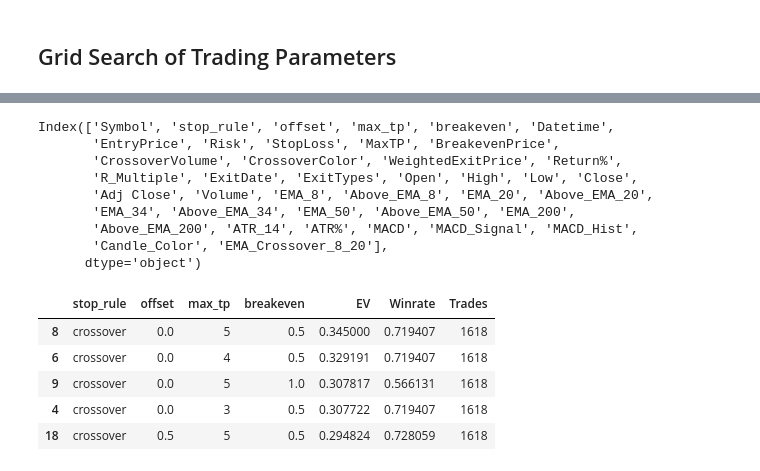
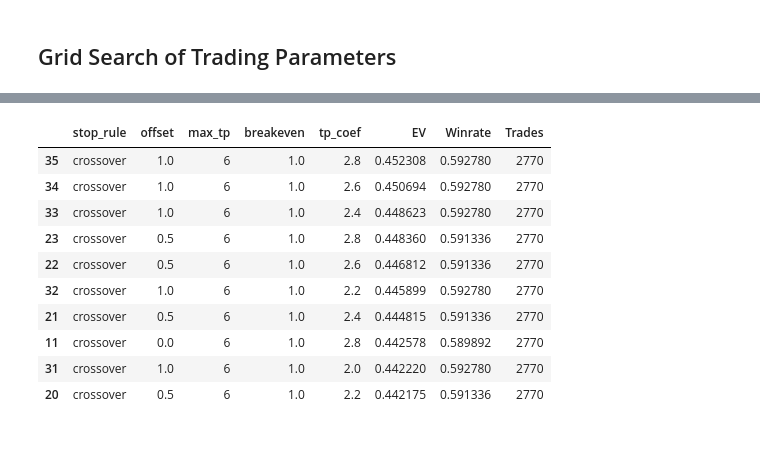
Before and after one commit to i-osipchyk/ema-crossover, a Jupyter notebook: analysis.ipynb, the cells around one changed output, grey strips where cells are left out. Drawn from its saved outputs; the diff is of its cells as text; code cells hidden in the pictures; blank space fills up the shorter version.

```diff
--- a/analysis.ipynb
+++ b/analysis.ipynb
@@ -644,32 +608,2 @@ Running grid search for MGRC...
-# %%
-def flatten_all_results(all_results):
-    flattened = []
-
-    for sym, sym_trades_out in all_results.items():
-        for sym_trades_in in sym_trades_out:
-            for trade in sym_trades_in:  # each trade is a dict
-                for exit_info in trade["Exits"]:
-                    row = {
-                        "Symbol": trade["Symbol"],
-                        "stop_rule": trade["stop_rule"],
-                        "offset": trade["offset"],
-                        "max_tp": trade["max_tp"],
-                        "breakeven": trade["breakeven"],
-                        "Datetime": trade["Datetime"],
-                        "EntryPrice": trade["EntryPrice"],
-                        "Risk": trade["Risk"],
-                        "StopLoss": trade["StopLoss"],
-                        "MaxTP": trade["MaxTP"],
-                        "CrossoverVolume": trade.get("CrossoverVolume", None),
-                        "CrossoverColor": trade.get("CrossoverColor", None),
-                        "BreakevenPrice": trade["BreakevenPrice"],
-                        "ExitType": exit_info["Type"],
-                        "ExitDate": exit_info["Date"],
-                        "ExitPrice": exit_info["Price"],
-                        "ExitSize": exit_info["Size"],
-                    }
-                    flattened.append(row)
-
-    return pd.DataFrame(flattened)
 # %%
 df_exits = flatten_all_results(all_results)
@@ -692,8 +610,8 @@ def aggregate_trade(group):
 # %%
 # Group by identifying columns that define a unique trade
 group_cols = [
-    "Symbol", "stop_rule", "offset", "max_tp", "breakeven", "Datetime",
-    "EntryPrice", "Risk", "StopLoss", "MaxTP", "BreakevenPrice", "CrossoverVolume", "CrossoverColor"
+    "Symbol", "stop_rule", "offset", "max_tp", "breakeven", "tp_coef", "Datetime",
+    "EntryPrice", "Risk", "StopLoss", "MaxTP", "CrossoverVolume", "CrossoverColor"
 ]
 
 trades_df = df_exits.groupby(group_cols).apply(aggregate_trade).reset_index()
@@ -743,43 +635,35 @@ summary.head()
-# %%
-trades_df_historical.columns
-# %% [output]
-Index(['Symbol', 'stop_rule', 'offset', 'max_tp', 'breakeven', 'Datetime',
-       'EntryPrice', 'Risk', 'StopLoss', 'MaxTP', 'BreakevenPrice',
-       'CrossoverVolume', 'CrossoverColor', 'WeightedExitPrice', 'Return%',
-       'R_Multiple', 'ExitDate', 'ExitTypes', 'Open', 'High', 'Low', 'Close',
-       'Adj Close', 'Volume', 'EMA_8', 'Above_EMA_8', 'EMA_20', 'Above_EMA_20',
-       'EMA_34', 'Above_EMA_34', 'EMA_50', 'Above_EMA_50', 'EMA_200',
-       'Above_EMA_200', 'ATR_14', 'ATR%', 'MACD', 'MACD_Signal', 'MACD_Hist',
-       'Candle_Color', 'EMA_Crossover_8_20'],
-      dtype='object')
 # %%
-min_crossover_vol = 2_000_000 # minimum volume at crossover
-min_price = 50 # minimum entry price
+min_crossover_vol = 500_000 # minimum volume at crossover
+min_price = 20 # minimum entry price
 
 # Filter trades combining trend, volatility, price, volume, and candle color
 trades_df_historical_filtered = trades_df_historical[
     (trades_df_historical["Above_EMA_34"]) &
     (trades_df_historical["CrossoverVolume"] >= min_crossover_vol) &
     (trades_df_historical["Above_EMA_200"]) &
+    (trades_df_historical["Above_EMA_50"]) &
     (trades_df_historical['MACD'] > trades_df_historical['MACD_Signal'])
 ]
-# (trades_df_historical["ATR%"] < trades_df_historical["ATR%"].mean()) & # low volatility
-# (trades_df_historical["CrossoverVolume"] >= min_crossover_vol)
 
 summary_filtered = trades_df_historical_filtered.groupby(
-    ["stop_rule", "offset", "max_tp", "breakeven"]
+    ["stop_rule", "offset", "max_tp", "breakeven", "tp_coef"]
 ).agg(EV=("R_Multiple", "mean"),
        Winrate=("Return%", lambda x: (x > 0).mean()),
        Trades=("Return%", "count")).reset_index().sort_values(by="EV", ascending=False)
 
-summary_filtered.head()
+summary_filtered.head(10)
 # %% [output]
-|  | stop_rule | offset | max_tp | breakeven | EV | Winrate | Trades |
-| 8 | crossover | 0.0 | 5 | 0.5 | 0.345000 | 0.719407 | 1618 |
-| 6 | crossover | 0.0 | 4 | 0.5 | 0.329191 | 0.719407 | 1618 |
-| 9 | crossover | 0.0 | 5 | 1.0 | 0.307817 | 0.566131 | 1618 |
-| 4 | crossover | 0.0 | 3 | 0.5 | 0.307722 | 0.719407 | 1618 |
-| 18 | crossover | 0.5 | 5 | 0.5 | 0.294824 | 0.728059 | 1618 |
+|  | stop_rule | offset | max_tp | breakeven | tp_coef | EV | Winrate | Trades |
+| 35 | crossover | 1.0 | 6 | 1.0 | 2.8 | 0.452308 | 0.592780 | 2770 |
+| 34 | crossover | 1.0 | 6 | 1.0 | 2.6 | 0.450694 | 0.592780 | 2770 |
+| 33 | crossover | 1.0 | 6 | 1.0 | 2.4 | 0.448623 | 0.592780 | 2770 |
+| 23 | crossover | 0.5 | 6 | 1.0 | 2.8 | 0.448360 | 0.591336 | 2770 |
+| 22 | crossover | 0.5 | 6 | 1.0 | 2.6 | 0.446812 | 0.591336 | 2770 |
+| 32 | crossover | 1.0 | 6 | 1.0 | 2.2 | 0.445899 | 0.592780 | 2770 |
+| 21 | crossover | 0.5 | 6 | 1.0 | 2.4 | 0.444815 | 0.591336 | 2770 |
+| 11 | crossover | 0.0 | 6 | 1.0 | 2.8 | 0.442578 | 0.589892 | 2770 |
+| 31 | crossover | 1.0 | 6 | 1.0 | 2.0 | 0.442220 | 0.592780 | 2770 |
+| 20 | crossover | 0.5 | 6 | 1.0 | 2.2 | 0.442175 | 0.591336 | 2770 |
 # %% [markdown]
 #### Correlation with EV:
 1. Above EMA 34 - highly, positive
```
Also changed, not shown: parts of 14 cells of this notebook.
